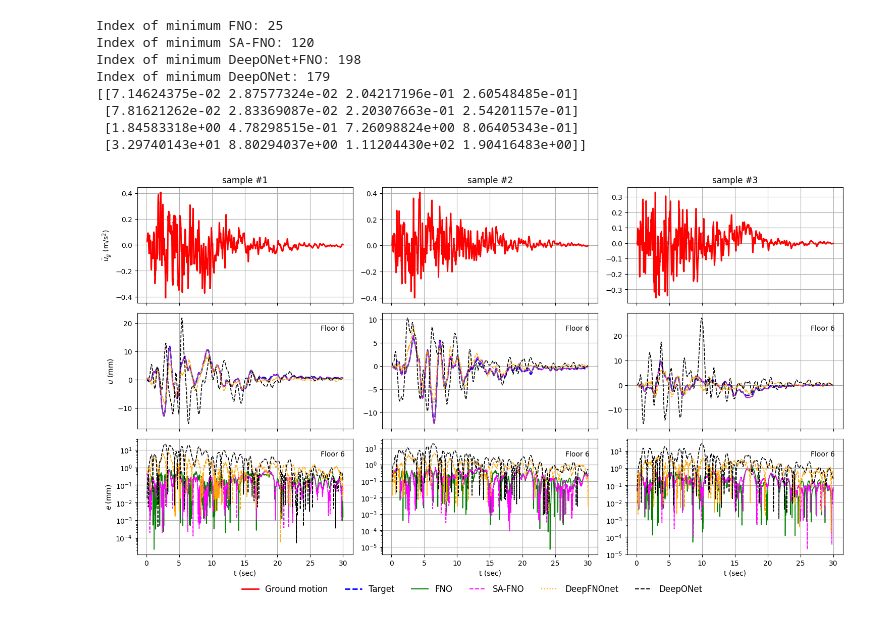
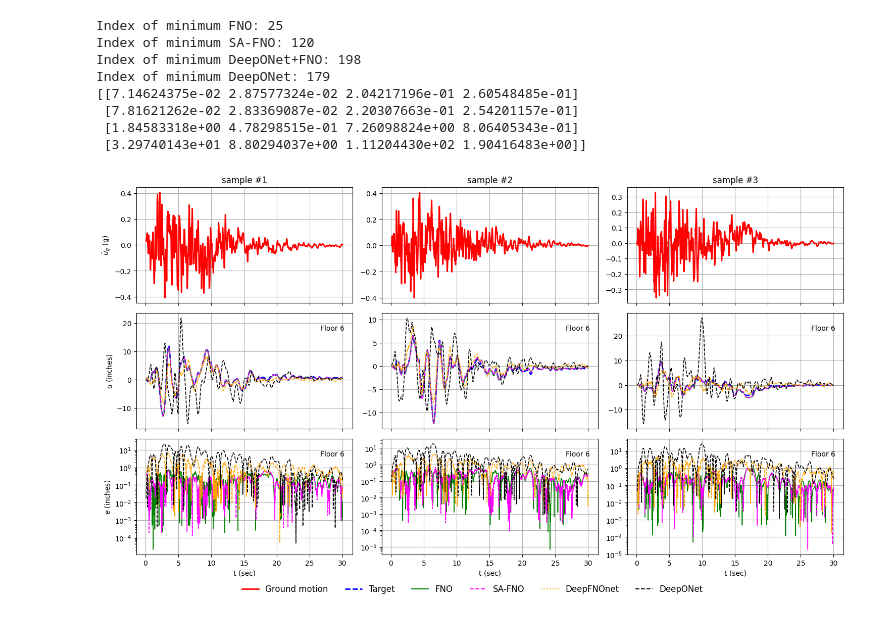
Before and after one commit to Centrum-IntelliPhysics/Neural-Operators-for-Natural-Hazards, a Jupyter notebook: earthquake/plotting_all_lastFloor.ipynb, the cells around one changed output. Saved outputs shown, nothing was run; the diff lists cells and outputs as text; code cells hidden in the pictures.

```diff
--- a/earthquake/plotting_all_lastFloor.ipynb
+++ b/earthquake/plotting_all_lastFloor.ipynb
@@ -136,7 +136,7 @@ fig, axes = plt.subplots(3, 3, figsize=(15, 8.5))
 axes[0,0].plot(t, input_signal1, color='red', linestyle='solid', linewidth=2)
 axes[0,0].set_title('sample #1')
 axes[0,0].set_xticklabels([])
-axes[0,0].set_ylabel(r'$\"u_g$ (m/s$^2$)')
+axes[0,0].set_ylabel(r'$\"u_g$ (g)')#m/s$^2$
 axes[0,0].grid(True)
 
 axes[0,1].plot(t, input_signal2, color='red', linestyle='solid', linewidth=2)
@@ -159,7 +159,7 @@ axes[1,0].plot(t, ux_d, color='black', linestyle='dashed', linewidth=1.2)
 #axes[1,0].set_title('Sample #1')
 axes[1,0].set_xticklabels([])
 #axes[0,0].set_xlabel('time (s)')
-axes[1,0].set_ylabel(r'$u$ (mm)')
+axes[1,0].set_ylabel(r'$u$ (inches)')
 axes[1,0].text(0.85, 0.85, f'Floor 6', transform=axes[1,0].transAxes)
 axes[1,0].grid(True)
 
@@ -173,7 +173,7 @@ axes[1,1].plot(t, uy_d, color='black', linestyle='dashed', linewidth=1.2)
 axes[1,1].set_xticklabels([])
 axes[1,1].text(0.85, 0.85, f'Floor 6', transform=axes[1,1].transAxes)
 #axes[0,1].set_xlabel('time (s)')
-#axes[0,1].set_ylabel('displacement (mm)')
+#axes[0,1].set_ylabel('displacement (inches)')
 axes[1,1].grid(True)
 
 # UZ plot
@@ -186,7 +186,7 @@ axes[1,2].plot(t, uz_d, color='black', linestyle='dashed', linewidth=1.2)
 axes[1,2].set_xticklabels([])
 axes[1,2].text(0.85, 0.85, f'Floor 6', transform=axes[1,2].transAxes)
 #axes[0,2].set_xlabel('time (s)')
-#axes[0,2].set_ylabel('displacement (mm)')
+#axes[0,2].set_ylabel('displacement (inches)')
 axes[1,2].grid(True)
 
 # Second row: Errors
@@ -197,7 +197,7 @@ axes[2,0].plot(t, np.abs(error_ux_c), color='orange', linestyle='dashed', linewi
 axes[2,0].plot(t, np.abs(error_ux_d), color='black', linestyle='dashed', linewidth=1.2)
 axes[2,0].text(0.85, 0.85, f'Floor 6', transform=axes[2,0].transAxes)
 axes[2,0].set_xlabel('t (sec)')
-axes[2,0].set_ylabel(r'$e$ (mm)')
+axes[2,0].set_ylabel(r'$e$ (inches)')
 axes[2,0].set_yscale('log')
 axes[2,0].grid(True)
 
@@ -219,31 +219,31 @@ axes[2,2].plot(t, np.abs(error_uz_c), color='orange', linestyle='dashed', linewi
 axes[2,2].plot(t, np.abs(error_uz_d), color='black', linestyle='dashed', linewidth=1.2)
 axes[2,2].text(0.85, 0.85, f'Floor 6', transform=axes[2,2].transAxes)
 axes[2,2].set_xlabel('t (sec)')
 #axes[1,2].set_ylabel('absolute error')
 axes[2,2].set_yscale('log')
 axes[2,2].grid(True)
 
 # Adjust the layout
 plt.tight_layout()
 
 # Create lines for legend
 legend_lines = [
     plt.Line2D([0], [0], color='red', linestyle='solid', linewidth=2, label='Ground motion'),
     plt.Line2D([0], [0], color='blue', linestyle='--', linewidth=2, label='Target'),
     plt.Line2D([0], [0], color='green', linestyle='-', label='FNO'),
     plt.Line2D([0], [0], color='magenta', linestyle='--', label='SA-FNO'),
     plt.Line2D([0], [0], color='orange', linestyle='dotted', label='DeepFNOnet'),
     plt.Line2D([0], [0], color='black', linestyle='dashed', label='DeepONet')
     ]
 
 # Add legend below the plots
 fig.legend(handles=legend_lines, loc='center', bbox_to_anchor=(0.5, 0.02),
           ncol=6, frameon=False, fontsize=12)
 
 # Adjust subplot spacing to make room for legend
 plt.subplots_adjust(bottom=0.1)
 
 plt.savefig('eq_response_fno_sa-fno_deeponetfno_deeponet.pdf', format='pdf', dpi=300, bbox_inches='tight')
 plt.show()
 # %% [output]
-[figure, old version]
+[figure, new version]
```
Also changed, not shown: 9 other files.
